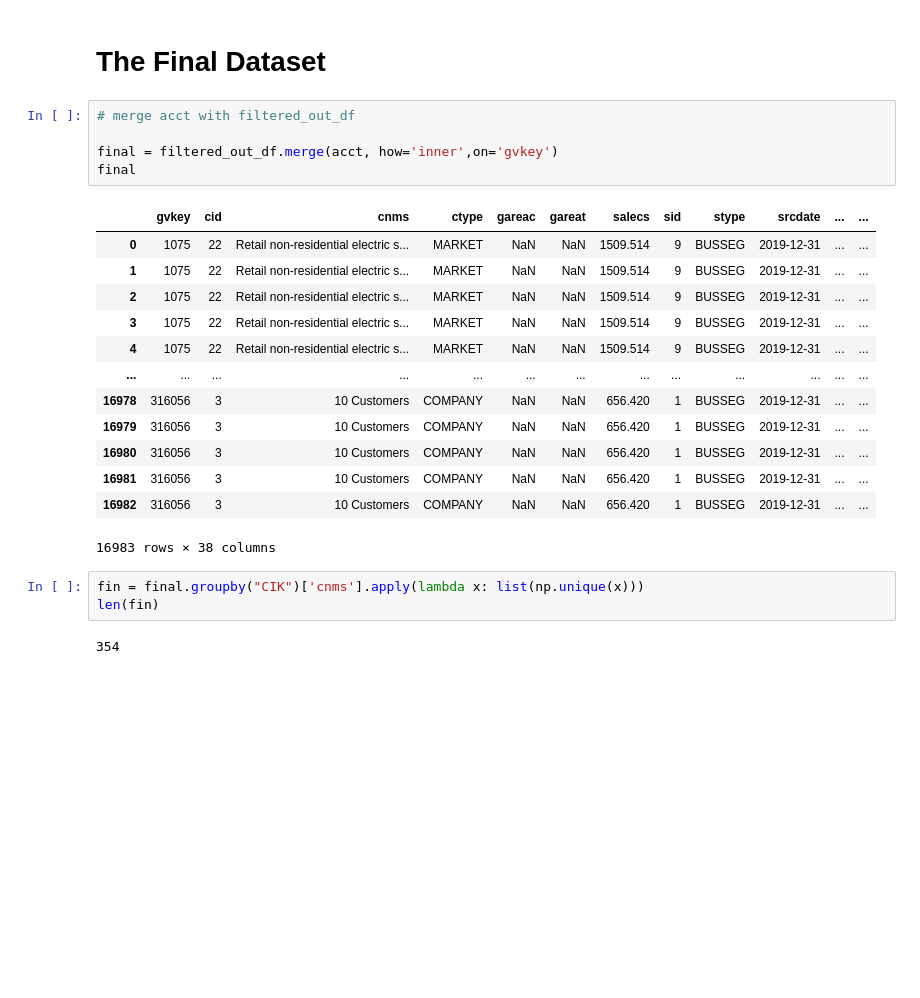
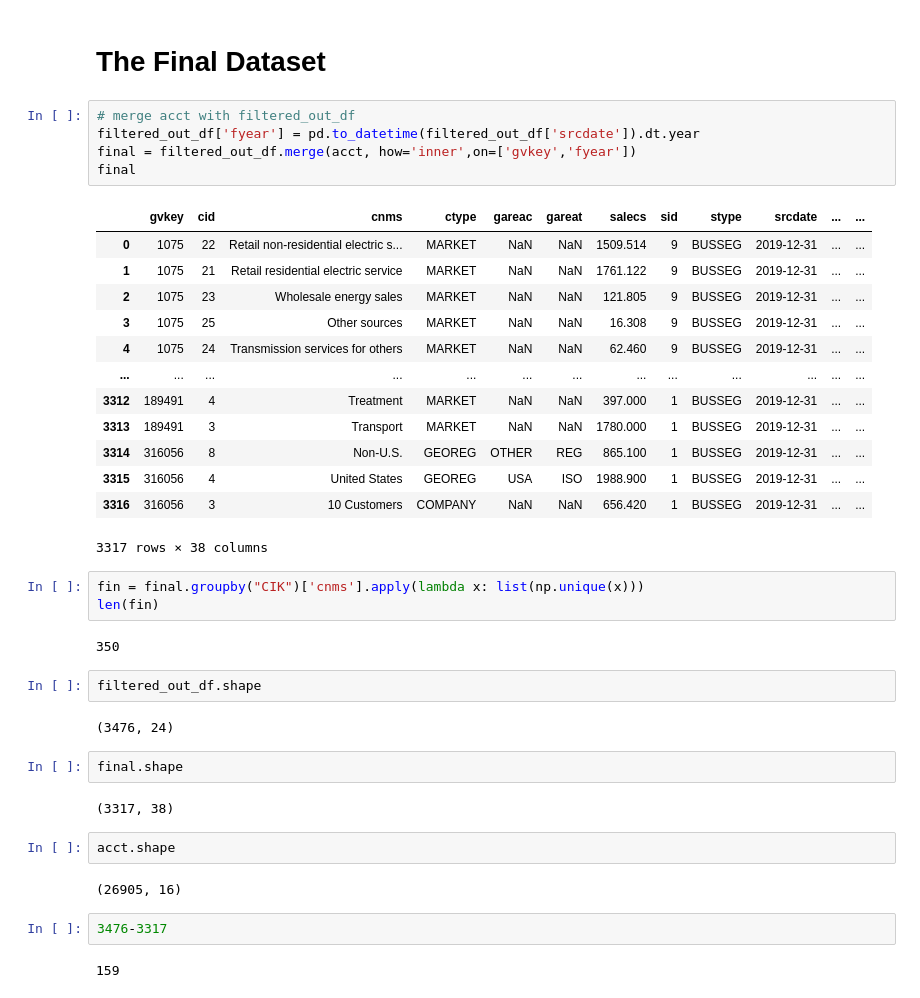
Before and after one commit to JerseyK/Final-Project_Sunset, a Jupyter notebook: data.ipynb, the cells around one changed output. Cells and saved outputs as stored; diff of their text form; blank space fills up the shorter version.

```diff
--- a/data.ipynb
+++ b/data.ipynb
@@ -436,25 +436,41 @@ ccm = acct
 # The Final Dataset
 # %%
 # merge acct with filtered_out_df
-
-final = filtered_out_df.merge(acct, how='inner',on='gvkey')
+filtered_out_df['fyear'] = pd.to_datetime(filtered_out_df['srcdate']).dt.year
+final = filtered_out_df.merge(acct, how='inner',on=['gvkey','fyear'])
 final
 # %% [output]
 |  | gvkey | cid | cnms | ctype | gareac | gareat | salecs | sid | stype | srcdate | ... | ... |
 | 0 | 1075 | 22 | Retail non-residential electric s... | MARKET | NaN | NaN | 1509.514 | 9 | BUSSEG | 2019-12-31 | ... | ... |
-| 1 | 1075 | 22 | Retail non-residential electric s... | MARKET | NaN | NaN | 1509.514 | 9 | BUSSEG | 2019-12-31 | ... | ... |
-| 2 | 1075 | 22 | Retail non-residential electric s... | MARKET | NaN | NaN | 1509.514 | 9 | BUSSEG | 2019-12-31 | ... | ... |
-| 3 | 1075 | 22 | Retail non-residential electric s... | MARKET | NaN | NaN | 1509.514 | 9 | BUSSEG | 2019-12-31 | ... | ... |
-| 4 | 1075 | 22 | Retail non-residential electric s... | MARKET | NaN | NaN | 1509.514 | 9 | BUSSEG | 2019-12-31 | ... | ... |
+| 1 | 1075 | 21 | Retail residential electric service | MARKET | NaN | NaN | 1761.122 | 9 | BUSSEG | 2019-12-31 | ... | ... |
+| 2 | 1075 | 23 | Wholesale energy sales | MARKET | NaN | NaN | 121.805 | 9 | BUSSEG | 2019-12-31 | ... | ... |
+| 3 | 1075 | 25 | Other sources | MARKET | NaN | NaN | 16.308 | 9 | BUSSEG | 2019-12-31 | ... | ... |
+| 4 | 1075 | 24 | Transmission services for others | MARKET | NaN | NaN | 62.460 | 9 | BUSSEG | 2019-12-31 | ... | ... |
 | ... | ... | ... | ... | ... | ... | ... | ... | ... | ... | ... | ... | ... |
-| 16978 | 316056 | 3 | 10 Customers | COMPANY | NaN | NaN | 656.420 | 1 | BUSSEG | 2019-12-31 | ... | ... |
-| 16979 | 316056 | 3 | 10 Customers | COMPANY | NaN | NaN | 656.420 | 1 | BUSSEG | 2019-12-31 | ... | ... |
-| 16980 | 316056 | 3 | 10 Customers | COMPANY | NaN | NaN | 656.420 | 1 | BUSSEG | 2019-12-31 | ... | ... |
-| 16981 | 316056 | 3 | 10 Customers | COMPANY | NaN | NaN | 656.420 | 1 | BUSSEG | 2019-12-31 | ... | ... |
-| 16982 | 316056 | 3 | 10 Customers | COMPANY | NaN | NaN | 656.420 | 1 | BUSSEG | 2019-12-31 | ... | ... |
+| 3312 | 189491 | 4 | Treatment | MARKET | NaN | NaN | 397.000 | 1 | BUSSEG | 2019-12-31 | ... | ... |
+| 3313 | 189491 | 3 | Transport | MARKET | NaN | NaN | 1780.000 | 1 | BUSSEG | 2019-12-31 | ... | ... |
+| 3314 | 316056 | 8 | Non-U.S. | GEOREG | OTHER | REG | 865.100 | 1 | BUSSEG | 2019-12-31 | ... | ... |
+| 3315 | 316056 | 4 | United States | GEOREG | USA | ISO | 1988.900 | 1 | BUSSEG | 2019-12-31 | ... | ... |
+| 3316 | 316056 | 3 | 10 Customers | COMPANY | NaN | NaN | 656.420 | 1 | BUSSEG | 2019-12-31 | ... | ... |
-16983 rows × 38 columns
+3317 rows × 38 columns
 # %%
 fin = final.groupby("CIK")['cnms'].apply(lambda x: list(np.unique(x)))
 len(fin)
 # %% [output]
-354
+350
+# %%
+filtered_out_df.shape
+# %% [output]
+(3476, 24)
+# %%
+final.shape
+# %% [output]
+(3317, 38)
+# %%
+acct.shape
+# %% [output]
+(26905, 16)
+# %%
+3476-3317
+# %% [output]
+159
```
